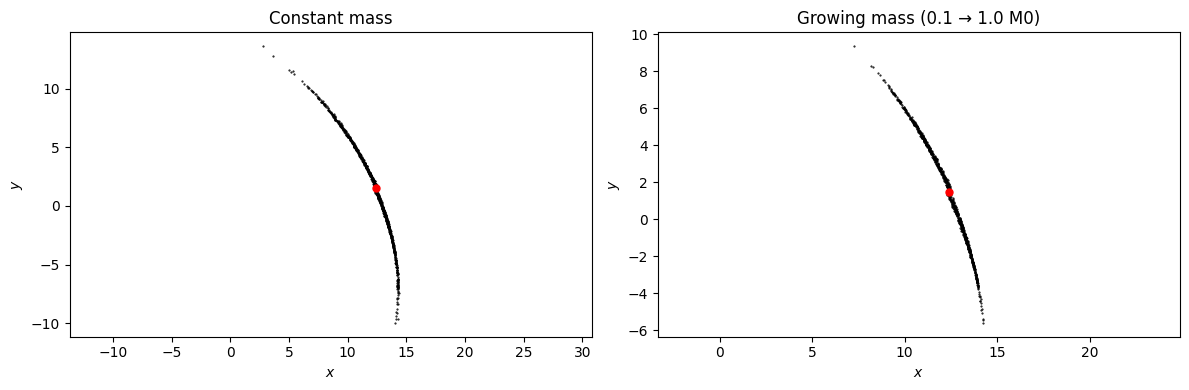
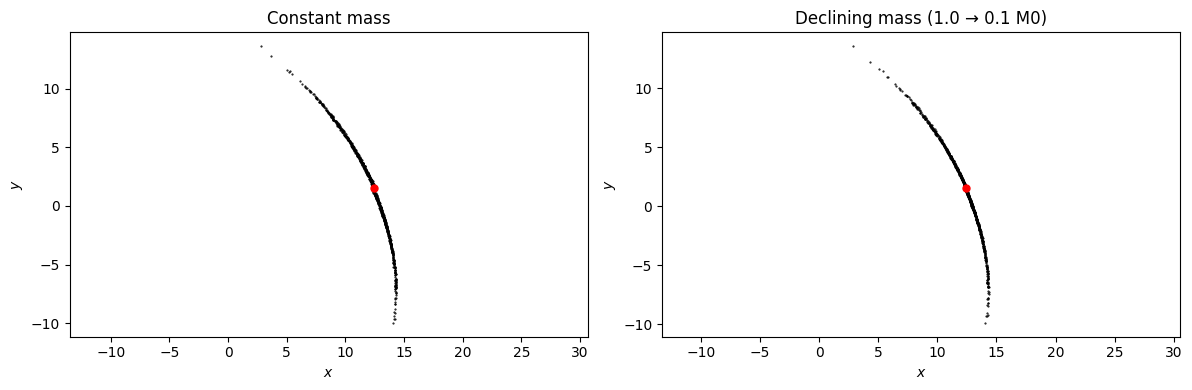
Code edit (unified diff) that turned the first committed figure into the second:
--- before
+++ after
@@ -2,11 +2,12 @@
 
 
-def M_growing(t):
+def M_declining(t):
     # t = Quantity time, t=0 now, t<0 past
-    return 2e4 * u.Msun * (0.1 + 0.9 * (1.0 + t / (4.5 * u.Gyr)))
+    # M0 at t=-4.5 Gyr, 0.1*M0 at t=0
+    return 2e4 * u.Msun * (0.1 - 0.9 * t / (4.5 * u.Gyr))
 
 
 spdf_evol = chen24spraydf(
-    progenitor_mass=M_growing,
+    progenitor_mass=M_declining,
     progenitor=prog,
     pot=lp,
@@ -40,5 +41,5 @@
 plt.xlabel(r"$x$")
 plt.ylabel(r"$y$")
-plt.title("Growing mass (0.1 → 1.0 M0)")
+plt.title("Declining mass (1.0 → 0.1 M0)")
 plt.axis("equal")
 plt.tight_layout();

Commit: docs: tutorial mass example: declining instead of growing